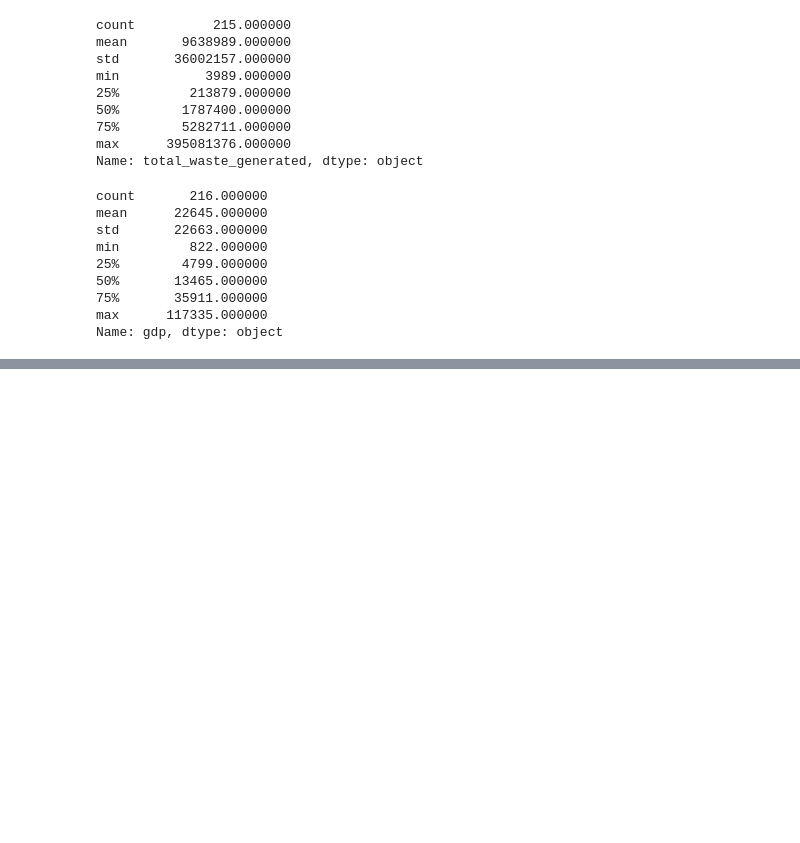
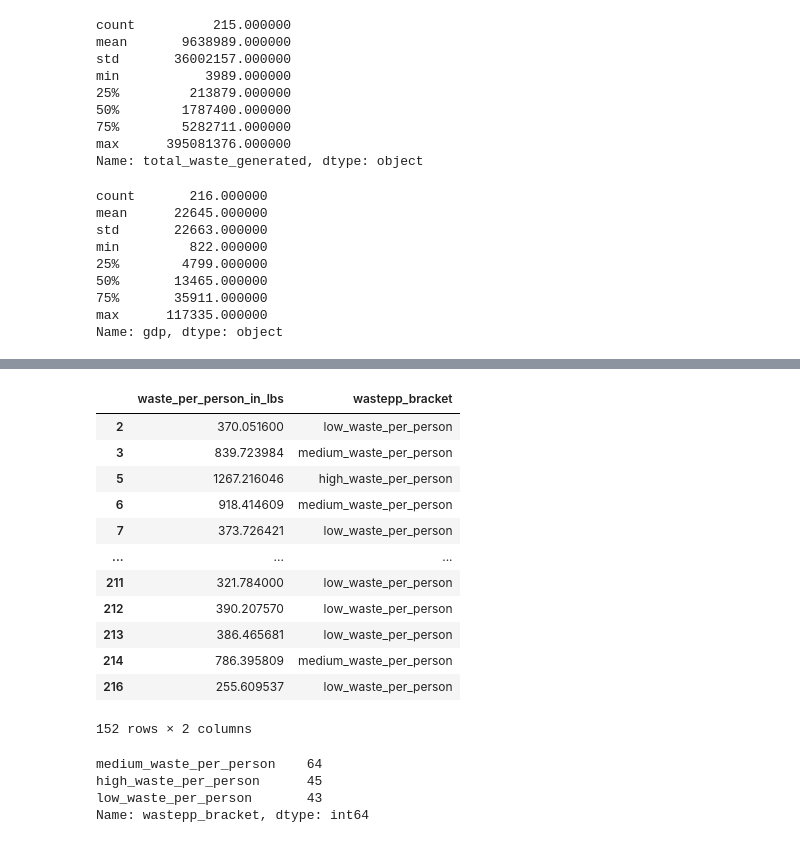
Before and after one commit to waquarkw/WasteManagement, a Jupyter notebook: data/explore.ipynb, the cells around one changed output, grey strips where cells are left out. Drawn from its saved outputs; the diff is of its cells as text; code cells hidden in the pictures; blank space fills up the shorter version.

```diff
--- a/data/explore.ipynb
+++ b/data/explore.ipynb
@@ -265,0 +450,32 @@ Name: gdp, dtype: object
+# %%
+def add_wastepp_bracket(waste_per_person_in_lbs: int):
+    if waste_per_person_in_lbs<500:
+        return "low_waste_per_person"
+    elif waste_per_person_in_lbs<1000:
+        return "medium_waste_per_person"
+    else:
+        return "high_waste_per_person"
+world_df["wastepp_bracket"] = world_df["waste_per_person_in_lbs"].apply(add_wastepp_bracket)
+
+world_df[["waste_per_person_in_lbs","wastepp_bracket"]]
+# %% [output]
+|  | waste_per_person_in_lbs | wastepp_bracket |
+| 2 | 370.051600 | low_waste_per_person |
+| 3 | 839.723984 | medium_waste_per_person |
+| 5 | 1267.216046 | high_waste_per_person |
+| 6 | 918.414609 | medium_waste_per_person |
+| 7 | 373.726421 | low_waste_per_person |
+| ... | ... | ... |
+| 211 | 321.784000 | low_waste_per_person |
+| 212 | 390.207570 | low_waste_per_person |
+| 213 | 386.465681 | low_waste_per_person |
+| 214 | 786.395809 | medium_waste_per_person |
+| 216 | 255.609537 | low_waste_per_person |
+152 rows × 2 columns
+# %%
+world_df['wastepp_bracket'].value_counts()
+# %% [output]
+medium_waste_per_person    64
+high_waste_per_person      45
+low_waste_per_person       43
+Name: wastepp_bracket, dtype: int64
```
Also changed, not shown: parts of 24 cells of this notebook.
